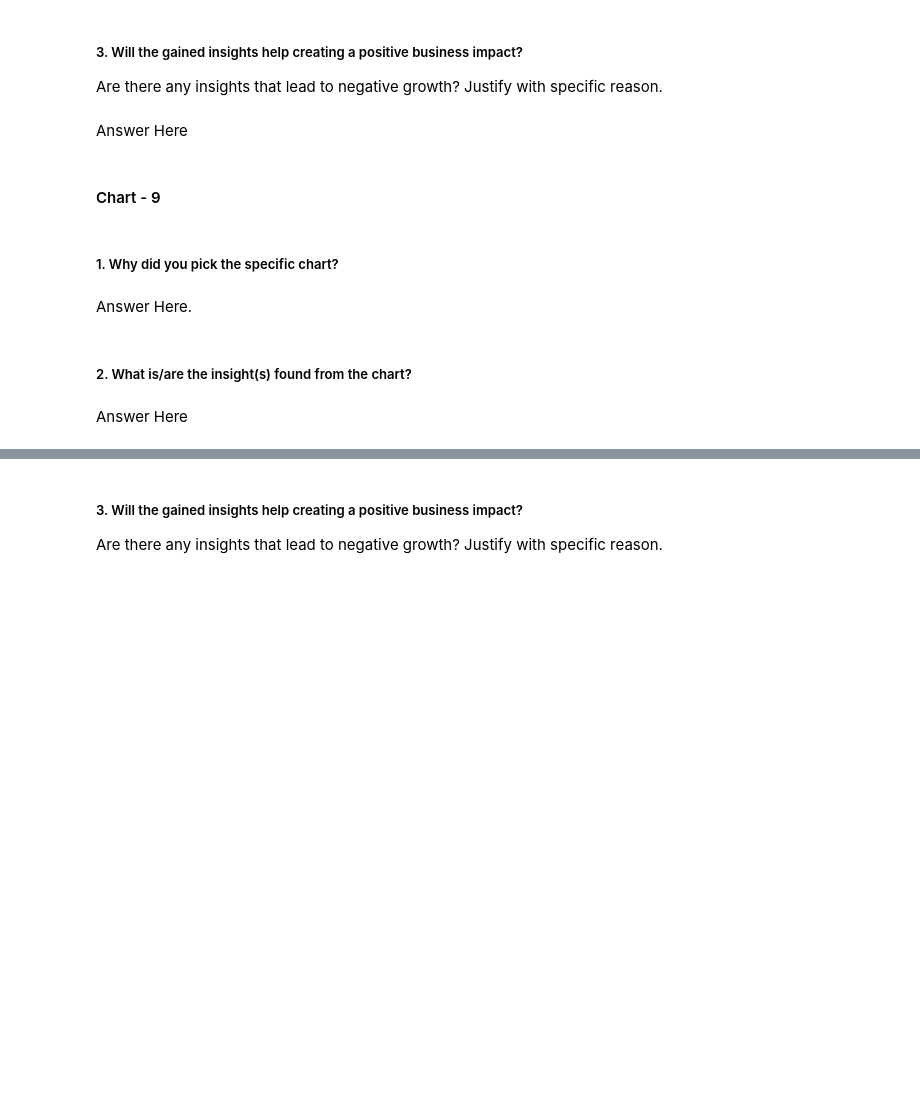
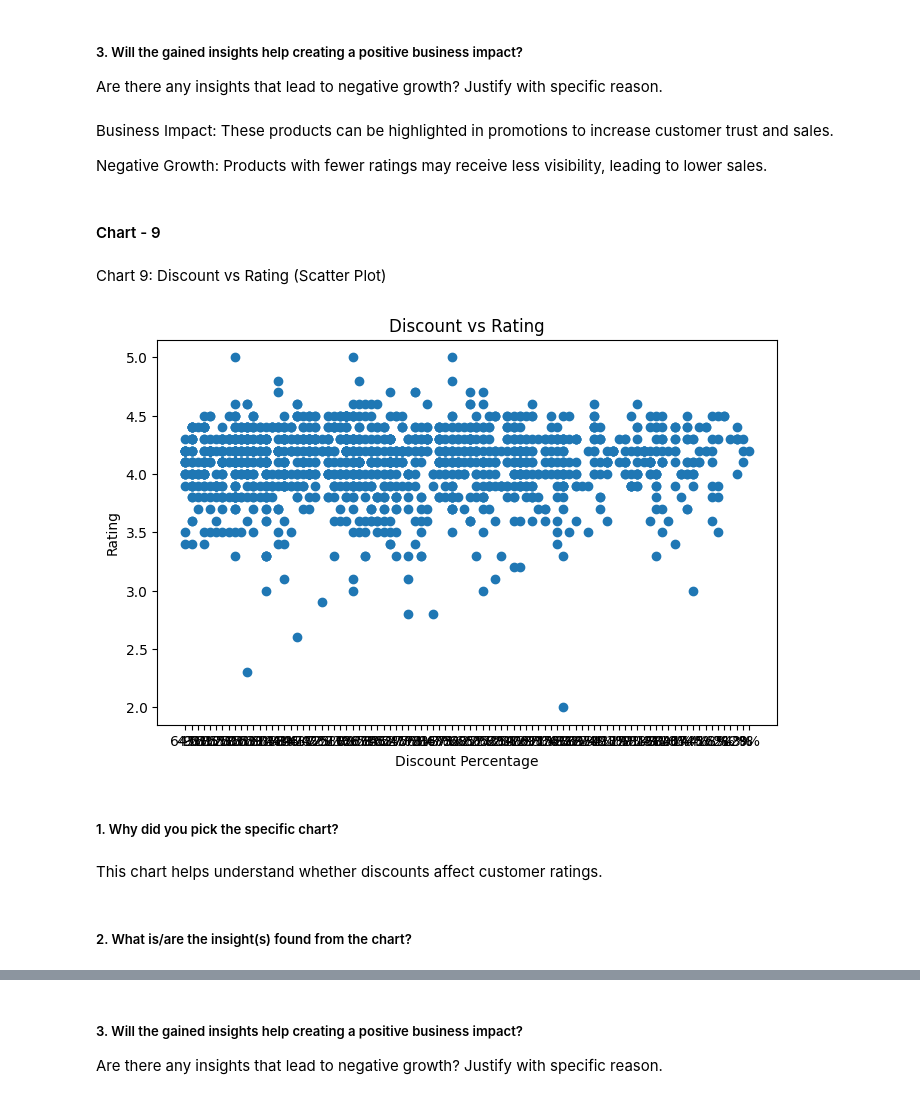
Before and after one commit to gunchugh/Amazon-Sales-Analysis, a Jupyter notebook: Another_copy_of_Sample_EDA_Submission_Template.ipynb, the cells around one changed output, grey strips where cells are left out. Saved outputs shown, nothing was run; the diff lists cells and outputs as text; code cells hidden in the pictures; blank space fills up the shorter version.

```diff
--- a/Another_copy_of_Sample_EDA_Submission_Template.ipynb
+++ b/Another_copy_of_Sample_EDA_Submission_Template.ipynb
@@ -593,17 +665,34 @@ Answer Here
 # %% [markdown]
 ##### 3. Will the gained insights help creating a positive business impact?
 Are there any insights that lead to negative growth? Justify with specific reason.
-# %% [markdown]
-Answer Here
+# %% [markdown]
+Business Impact:
+ These products can be highlighted in promotions to increase customer trust and sales.
+
+Negative Growth:
+ Products with fewer ratings may receive less visibility, leading to lower sales.
 # %% [markdown]
 #### Chart - 9
 # %%
 # Chart - 9 visualization code
+# %% [markdown]
+Chart 9: Discount vs Rating (Scatter Plot)
+# %%
+
+plt.figure(figsize=(8,5))
+
+# Create scatter plot
+plt.scatter(df["discount_percentage"], df["rating"])
+plt.title("Discount vs Rating")
+plt.xlabel("Discount Percentage")
+plt.ylabel("Rating")
+plt.show()
+# %% [output]
+[figure, added]
 # %% [markdown]
 ##### 1. Why did you pick the specific chart?
-# %% [markdown]
-Answer Here.
+# %% [markdown]
+
+This chart helps understand whether discounts affect customer ratings.
 # %% [markdown]
 ##### 2. What is/are the insight(s) found from the chart?
-# %% [markdown]
-Answer Here
```
Also changed, not shown: parts of 30 cells of this notebook.
